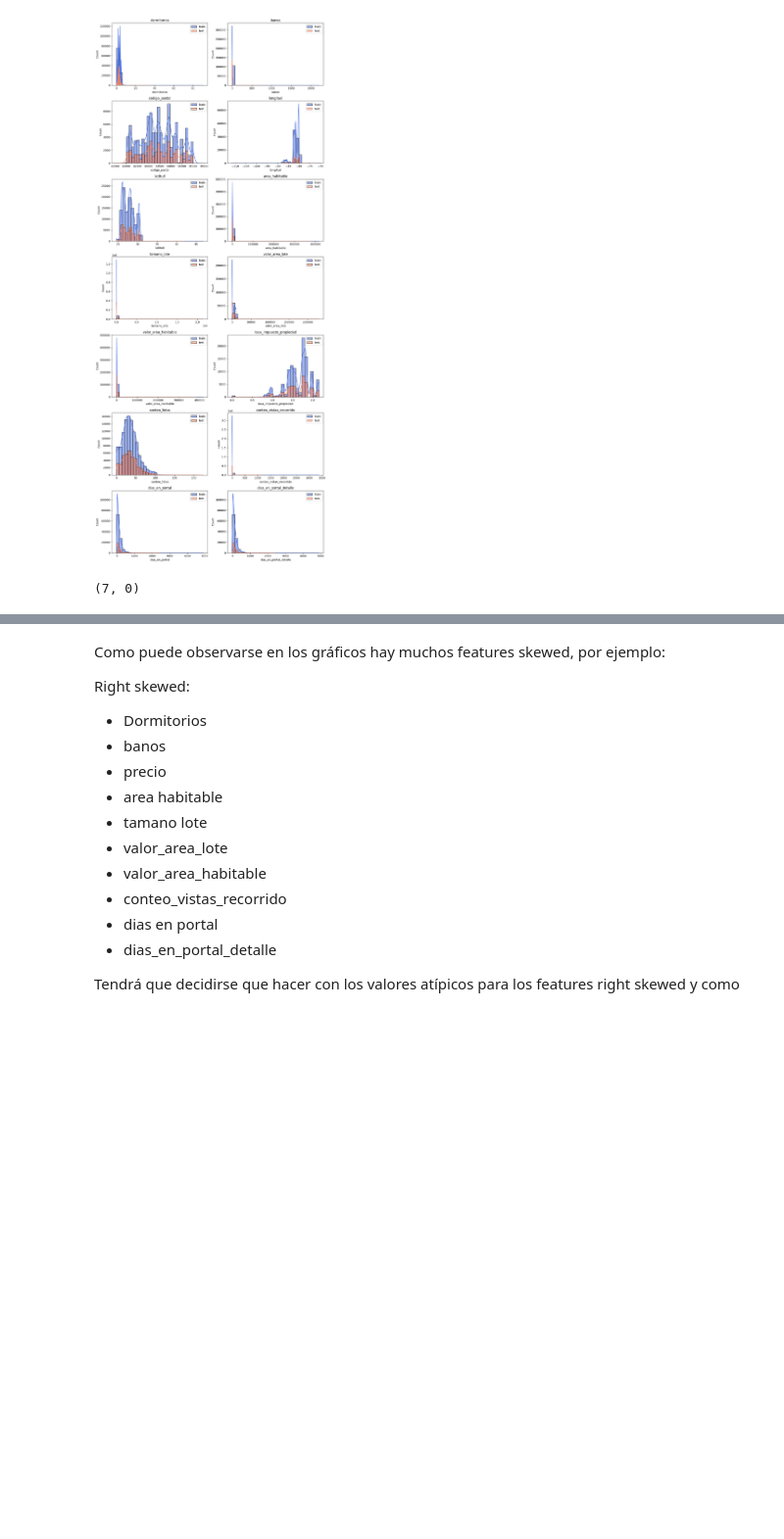
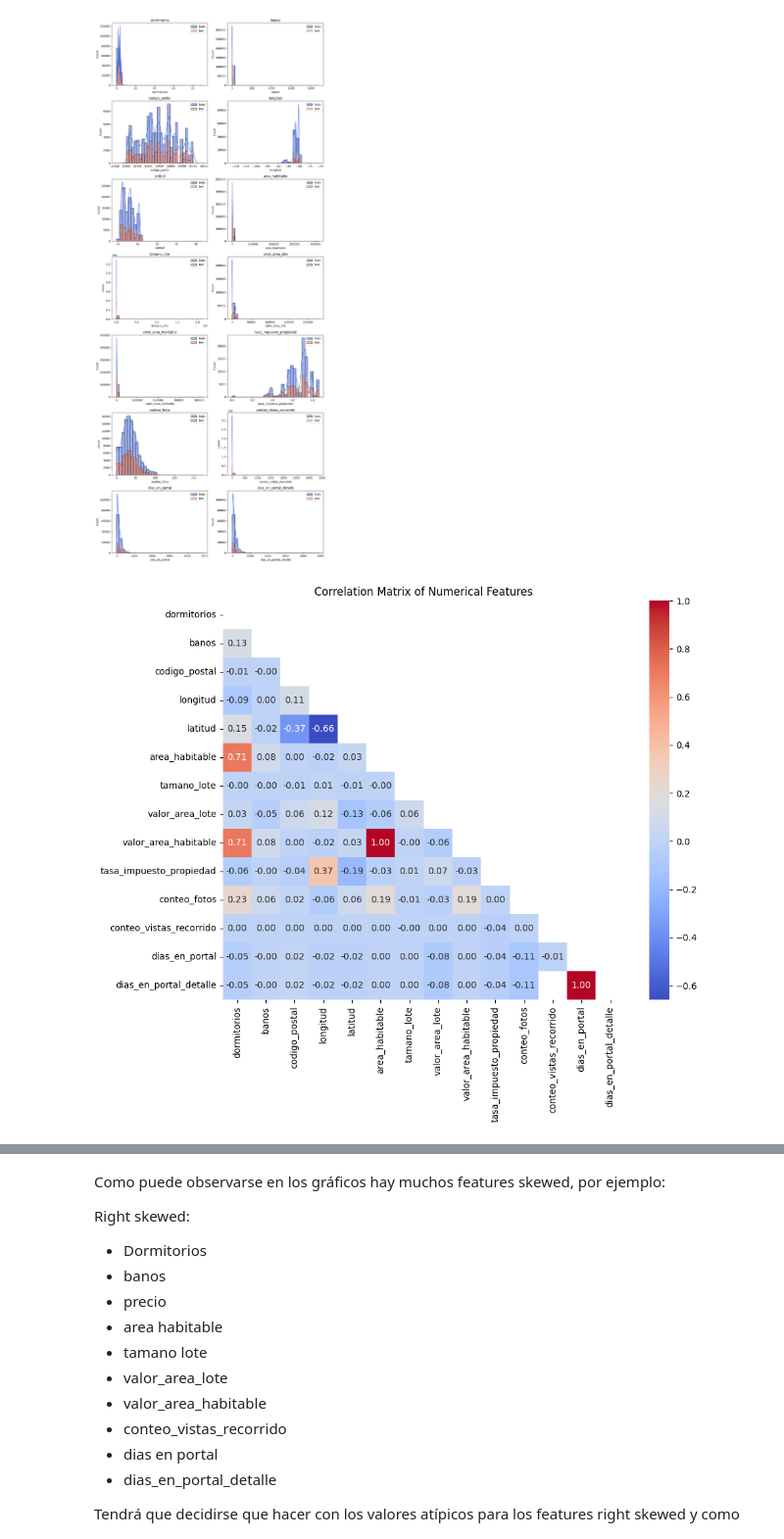
Before and after one commit to rolosa10/proyecto_hc, a Jupyter notebook: notebooks/proyecto.ipynb, the cells around one changed output, grey strips where cells are left out. Shown: that part at 98% size. Saved outputs shown, nothing was run; the diff lists cells and outputs as text; code cells hidden in the pictures; blank space fills up the shorter version.

```diff
--- a/notebooks/proyecto.ipynb
+++ b/notebooks/proyecto.ipynb
@@ -91,9 +95,15 @@ train_df[numerical_FEATURES].describe().T.sort_values(by='std').style.background
 | oferta_especial | 0.000000 | nan | nan | nan | nan | nan | nan | nan |
 # %%
 # Podemos observar que ya hay features numéricos con demasiados valores NULOS que podemos obviar de primeras
-FEATURES2DROP = ["datos_residenciales_alcantarillado", "datos_residenciales_fuente_agua", "numero_unidad","pies_cuadrados", "fecha_disponibilidad","oferta_especial", "anio_construccion"]
+FEATURES2DROP = [
+    "datos_residenciales_alcantarillado",
+    "datos_residenciales_fuente_agua",
+    "numero_unidad","pies_cuadrados",
+    "fecha_disponibilidad",
+    "oferta_especial",
+    "anio_construccion"]
+
 # Extraigo el precio de las variables FEATURES ya que es el target
-
 TARGET = "precio"
 FEATURES2DROP +=[TARGET]
 
@@ -128,7 +138,13 @@ plt.tight_layout()
 plt.show()
 # %% [output]
 [figure]
-# %%
-divmod(len(numerical_FEATURES),2)
-# %% [output]
-(7, 0)
+# %%
+# Correlación entre variables numéricas
+mask = np.triu(np.ones_like(train_df[numerical_FEATURES].corr().round(2), dtype=bool))
+correlation_matrix = train_df[numerical_FEATURES].corr().round(2)
+plt.figure(figsize=(10, 8))
+sns.heatmap(correlation_matrix, annot=True, cmap="coolwarm",mask=mask, fmt=".2f")
+plt.title("Correlation Matrix of Numerical Features")
+plt.show()
+# %% [output]
+[figure, added]
```
Also changed, not shown: parts of 24 cells of this notebook.
